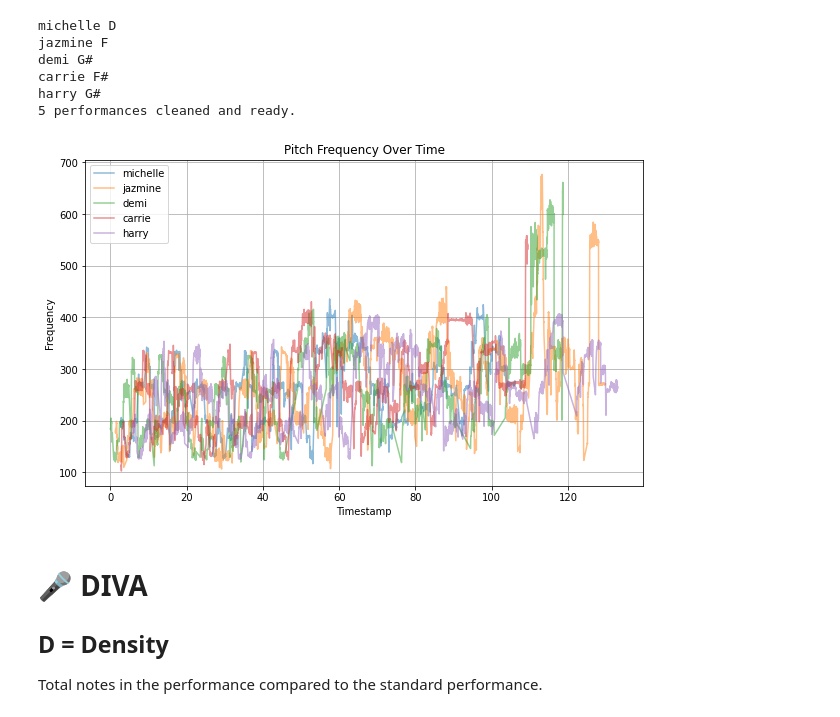
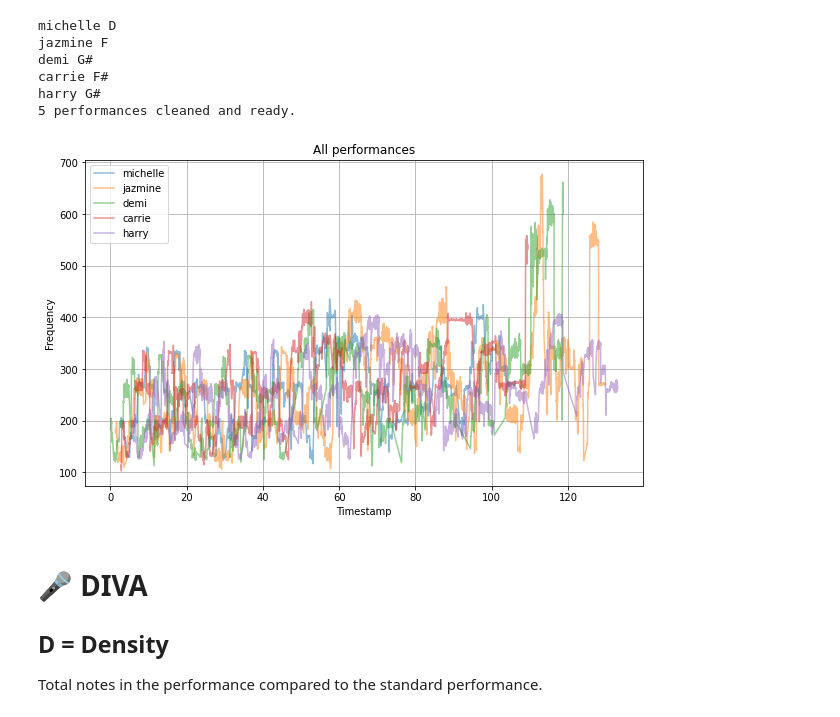
Before and after one commit to the-pudding/anthems-data, a Jupyter notebook: exploration.ipynb, the cells around one changed output. Saved outputs shown, nothing was run; the diff lists cells and outputs as text; code cells hidden in the pictures.

```diff
--- a/exploration.ipynb
+++ b/exploration.ipynb
@@ -102,21 +107,21 @@ harry G#
 # %%
 def plot_pitch(performances):
     plt.figure(figsize=(10, 6))
 
     for performer, data in performances.items():
         pitch_df = pd.DataFrame(data['pitch_data'])
         plt.plot(pitch_df['timestamp'], pitch_df['frequency'], label=performer, alpha=0.5)
 
-    plt.title('Pitch Frequency Over Time')
+    plt.title('All performances')
     plt.xlabel('Timestamp')
     plt.ylabel('Frequency')
     plt.legend()
     plt.grid(True)
     plt.show()
 
 plot_pitch(performances)
 # %% [output]
-[figure, old version]
+[figure, new version]
 # %% [markdown]
 # 🎤 DIVA
 
```
Also changed, not shown: parts of 8 cells of this notebook.
